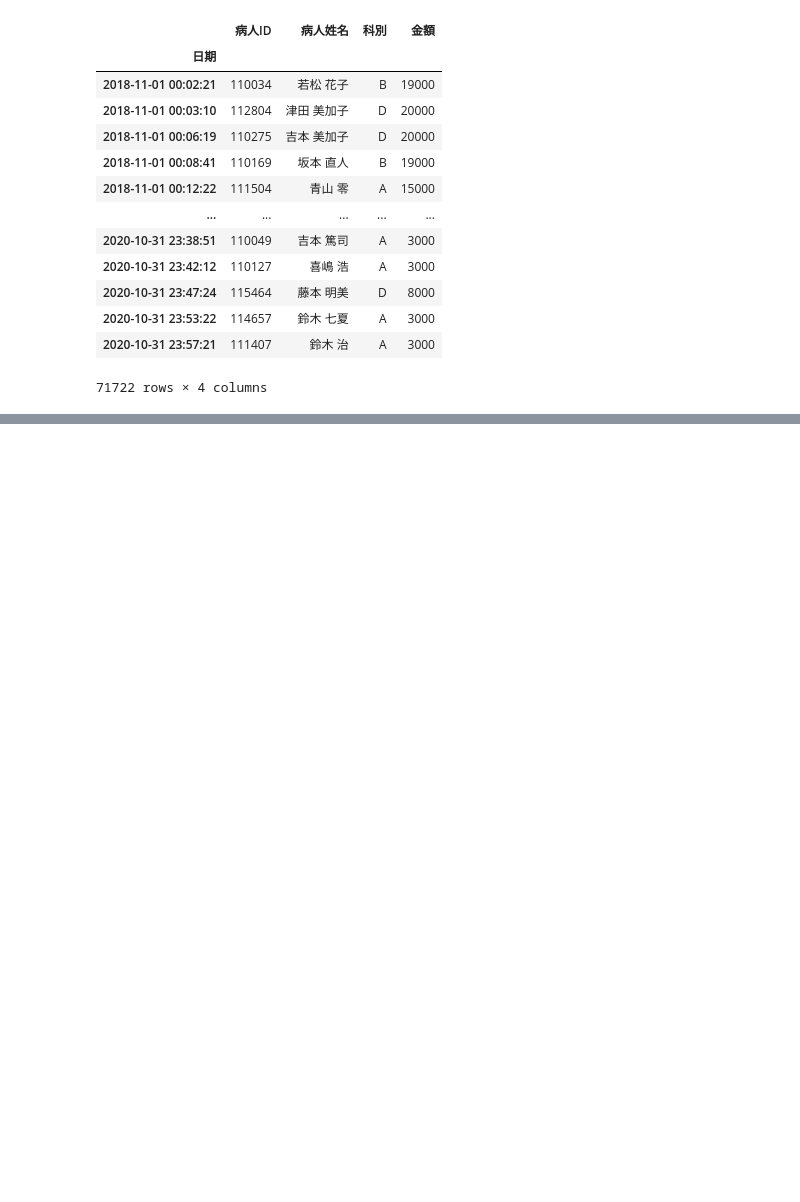
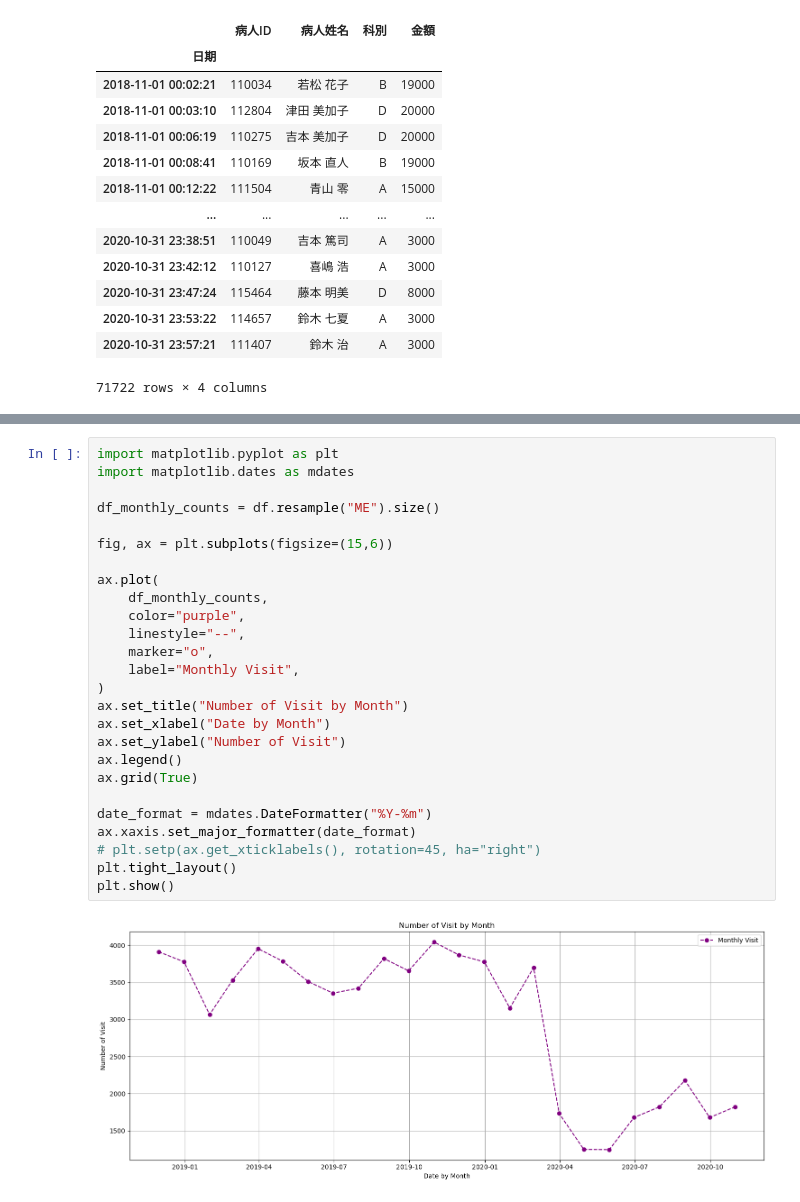
Before and after one commit to csning1998/school-medical-decision-analysis, a Jupyter notebook: Assignment.ipynb, the cells around one changed output, grey strips where cells are left out. Drawn from its saved outputs; the diff is of its cells as text; blank space fills up the shorter version.

```diff
--- a/Assignment.ipynb
+++ b/Assignment.ipynb
@@ -27,0 +247,28 @@ df
+# %%
+import matplotlib.pyplot as plt
+import matplotlib.dates as mdates
+
+df_monthly_counts = df.resample("ME").size()
+
+fig, ax = plt.subplots(figsize=(15,6))
+
+ax.plot(
+    df_monthly_counts,
+    color="purple",
+    linestyle="--",
+    marker="o",
+    label="Monthly Visit",
+)
+ax.set_title("Number of Visit by Month")
+ax.set_xlabel("Date by Month")
+ax.set_ylabel("Number of Visit")
+ax.legend()
+ax.grid(True)
+
+date_format = mdates.DateFormatter("%Y-%m")
+ax.xaxis.set_major_formatter(date_format)
+# plt.setp(ax.get_xticklabels(), rotation=45, ha="right")
+plt.tight_layout()
+plt.show()
+# %% [output]
+[figure, added]
```
Also changed, not shown: parts of 58 cells of this notebook, 1 other file.
